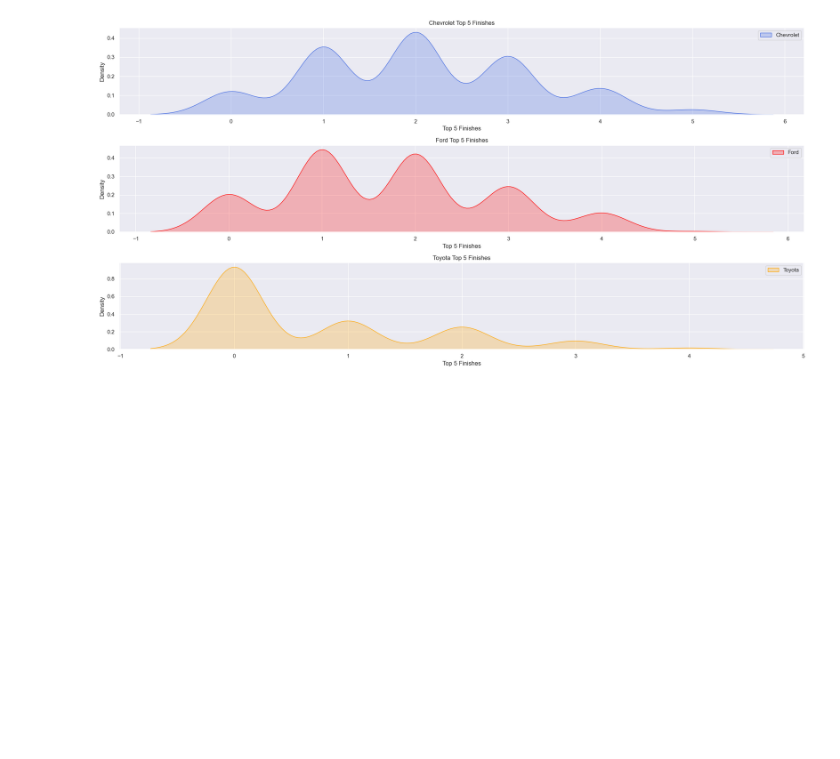
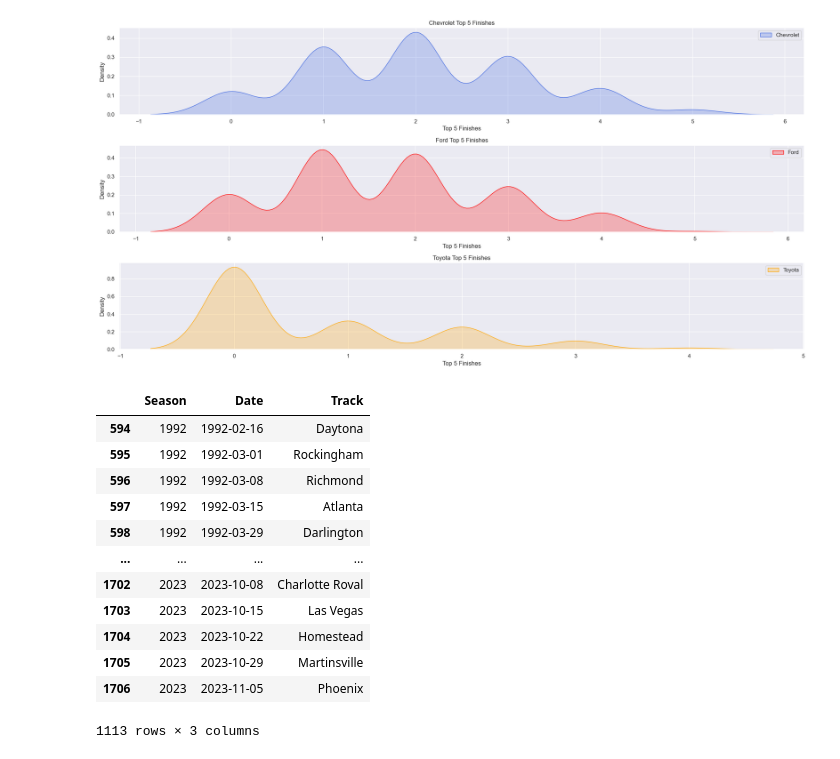
Before and after one commit to gbd2/stat425project, a Jupyter notebook: code/gavin_analysis.ipynb, the cells around one changed output. Drawn from its saved outputs; the diff is of its cells as text; code cells hidden in the pictures; blank space fills up the shorter version.

```diff
--- a/code/gavin_analysis.ipynb
+++ b/code/gavin_analysis.ipynb
@@ -250,3 +236,8 @@ plt.show()
 [figure]
 # %%
 race_summary.to_csv('../data/race_summary.csv', index=False)
+# %%
+racedate = pd.read_excel('C:/VSCode/stat425project/data/racedate.xlsx')
+# %%
+racedate = racedate[racedate['Season'] >= 1992]
+racedate = racedate[racedate['Season'] <= 2023]
@@ -252,0 +246,23 @@ race_summary.to_csv('../data/race_summary.csv', index=False)
+# %%
+# fix the racedate date column; all the years are 2024. need to extract the year from the season column and add it to the date column
+
+dates = racedate['Date'].astype(str).str.split('-', expand=True)
+year = racedate['Season'].astype(str)
+dates = year + '-' + dates[1] + '-' + dates[2]
+
+racedate['Date'] = pd.to_datetime(dates)
+racedate
+# %% [output]
+|  | Season | Date | Track |
+| 594 | 1992 | 1992-02-16 | Daytona |
+| 595 | 1992 | 1992-03-01 | Rockingham |
+| 596 | 1992 | 1992-03-08 | Richmond |
+| 597 | 1992 | 1992-03-15 | Atlanta |
+| 598 | 1992 | 1992-03-29 | Darlington |
+| ... | ... | ... | ... |
+| 1702 | 2023 | 2023-10-08 | Charlotte Roval |
+| 1703 | 2023 | 2023-10-15 | Las Vegas |
+| 1704 | 2023 | 2023-10-22 | Homestead |
+| 1705 | 2023 | 2023-10-29 | Martinsville |
+| 1706 | 2023 | 2023-11-05 | Phoenix |
+1113 rows × 3 columns
```
Also changed, not shown: parts of 12 cells of this notebook, 4 other files.
